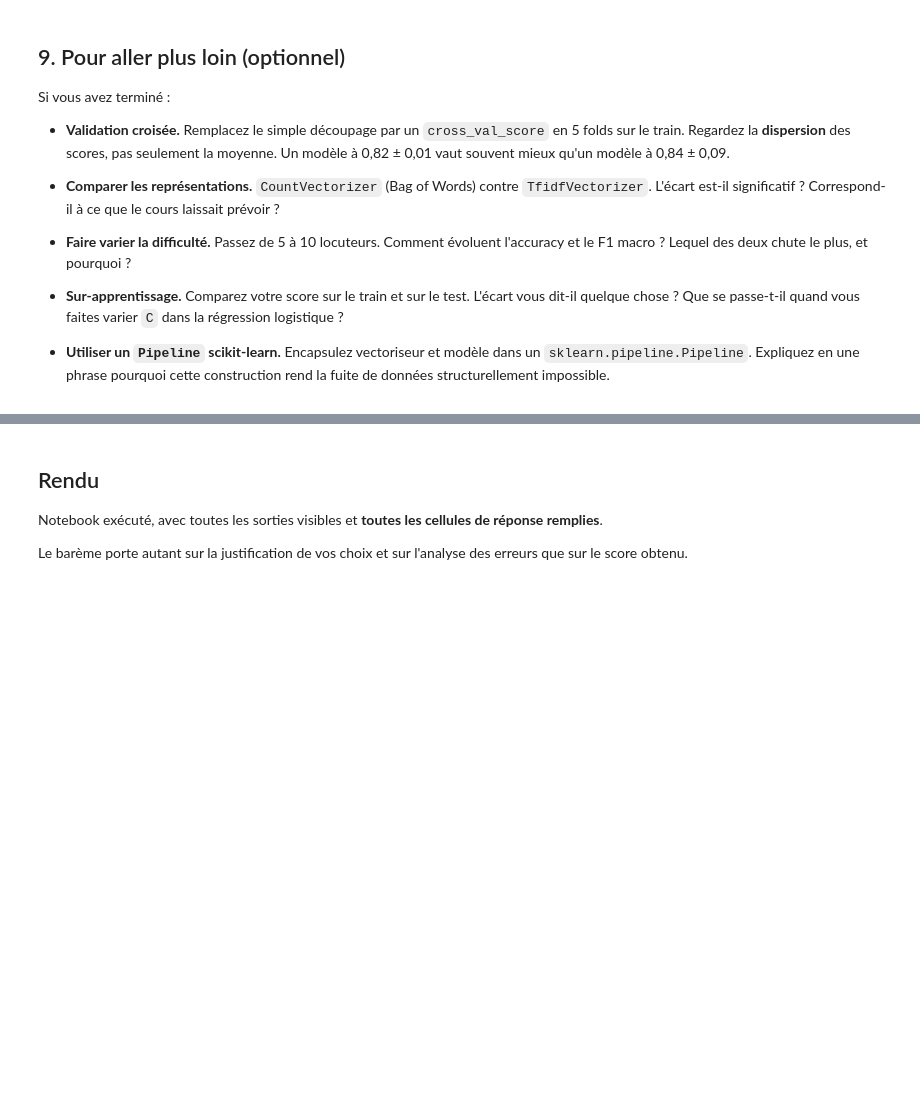
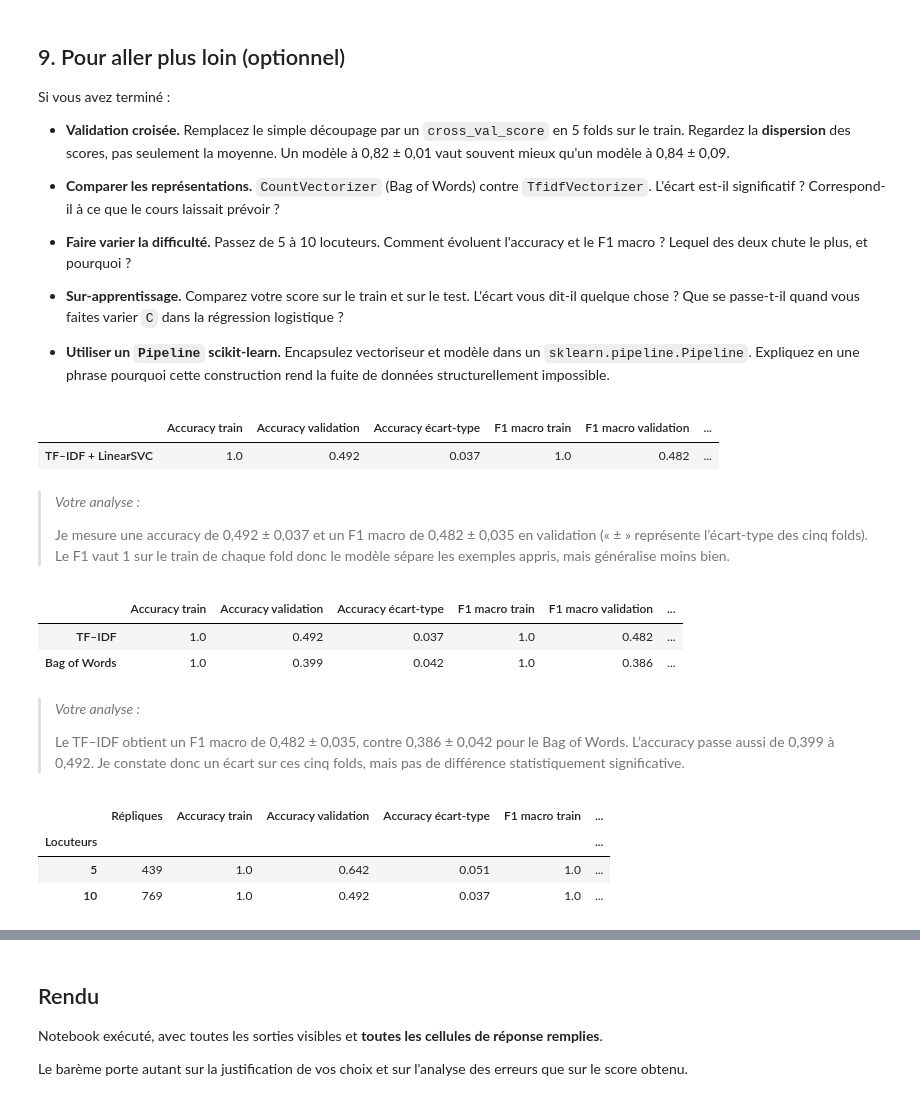
Before and after one commit to mcrayssac/ING3_IAA_GB_NLP, a Jupyter notebook: TP1_NLP_pipeline.ipynb, the cells around one changed output, grey strips where cells are left out. Saved outputs shown, nothing was run; the diff lists cells and outputs as text; code cells hidden in the pictures; blank space fills up the shorter version.

```diff
--- a/TP1_NLP_pipeline.ipynb
+++ b/TP1_NLP_pipeline.ipynb
@@ -727,0 +746,49 @@ Si vous avez terminé :
+# %%
+# 9.1 — Pipeline et validation croisée sur les 769 répliques du train.
+pipeline_svc_9 = Pipeline([
+    ('texte', clone(vectoriseur)),
+    ('modele', clone(modeles['LinearSVC'])),
+])  # clone reprend les paramètres, sans conserver l'entraînement précédent.
+bilan_svc_9 = evaluer_cv(pipeline_svc_9)
+display(pd.DataFrame([bilan_svc_9], index=['TF–IDF + LinearSVC']).round(3))
+# %% [output]
+|  | Accuracy train | Accuracy validation | Accuracy écart-type | F1 macro train | F1 macro validation | ... |
+| TF–IDF + LinearSVC | 1.0 | 0.492 | 0.037 | 1.0 | 0.482 | ... |
+# %% [markdown]
+> *Votre analyse :*
+>
+> Je mesure une accuracy de 0,492 ± 0,037 et un F1 macro de 0,482 ± 0,035 en validation (« ± » représente l’écart-type des cinq folds). Le F1 vaut 1 sur le train de chaque fold donc le modèle sépare les exemples appris, mais généralise moins bien.
+# %%
+# 9.2 — Mêmes folds et même modèle, seule la représentation change.
+parametres_bow_9 = {cle: vectoriseur.get_params()[cle] for cle in
+                   ('lowercase', 'ngram_range', 'min_df', 'max_df', 'stop_words')} # Récupère les paramètres du vectoriseur TF–IDF pour les réutiliser dans le CountVectorizer (Bag of Words)
+pipeline_bow_9 = clone(pipeline_svc_9).set_params(
+    texte=CountVectorizer(**parametres_bow_9))
+representations_9 = pd.DataFrame({
+    'TF–IDF': bilan_svc_9,
+    'Bag of Words': evaluer_cv(pipeline_bow_9),
+}).T
+display(representations_9.round(3))
+# %% [output]
+|  | Accuracy train | Accuracy validation | Accuracy écart-type | F1 macro train | F1 macro validation | ... |
+| TF–IDF | 1.0 | 0.492 | 0.037 | 1.0 | 0.482 | ... |
+| Bag of Words | 1.0 | 0.399 | 0.042 | 1.0 | 0.386 | ... |
+# %% [markdown]
+> *Votre analyse :*
+>
+> Le TF–IDF obtient un F1 macro de 0,482 ± 0,035, contre 0,386 ± 0,042 pour le Bag of Words. L’accuracy passe aussi de 0,399 à 0,492. Je constate donc un écart sur ces cinq folds, mais pas de différence statistiquement significative.
+# %%
+# 9.3 — Les cinq locuteurs sont choisis uniquement à partir du train.
+locuteurs_5_9 = y_train.value_counts().head(5).index # Récupère les indices des 5 locuteurs les plus fréquents dans le train
+masque_5_9 = y_train.isin(locuteurs_5_9) # Filtre les répliques du train pour ne garder que celles des 5 locuteurs les plus fréquents
+difficulte_9 = pd.DataFrame({
+    5: {'Répliques': int(masque_5_9.sum()),
+        **evaluer_cv(pipeline_svc_9, X_train.loc[masque_5_9], y_train.loc[masque_5_9])},
+    10: {'Répliques': len(X_train), **bilan_svc_9},
+}).T.rename_axis('Locuteurs').astype({'Répliques': int})
+display(difficulte_9.round(3))
+# %% [output]
+|  | Répliques | Accuracy train | Accuracy validation | Accuracy écart-type | F1 macro train | ... |
+| Locuteurs |  |  |  |  |  | ... |
+| 5 | 439 | 1.0 | 0.642 | 0.051 | 1.0 | ... |
+| 10 | 769 | 1.0 | 0.492 | 0.037 | 1.0 | ... |
```
Also changed, not shown: parts of 6 cells of this notebook.
